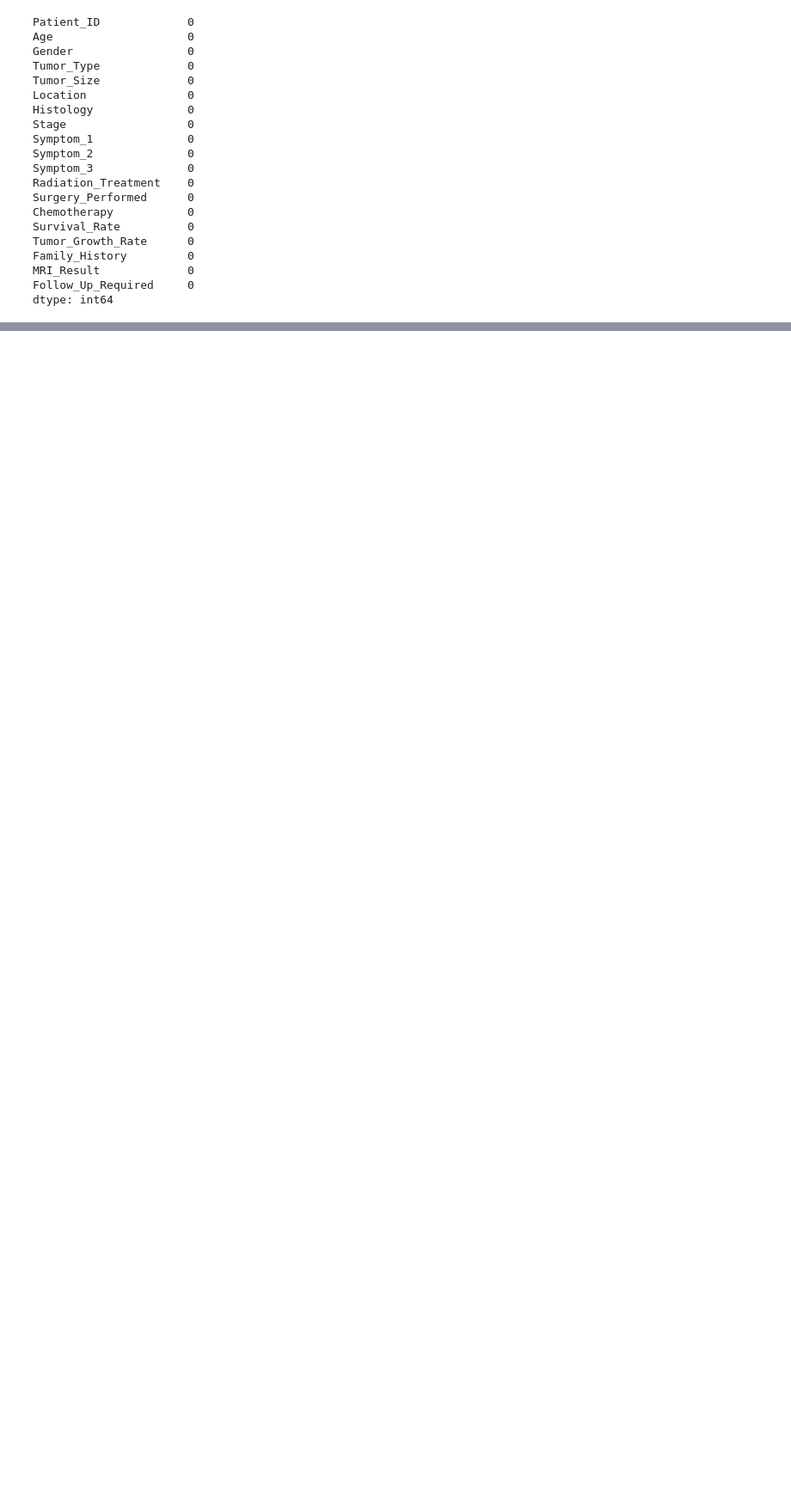
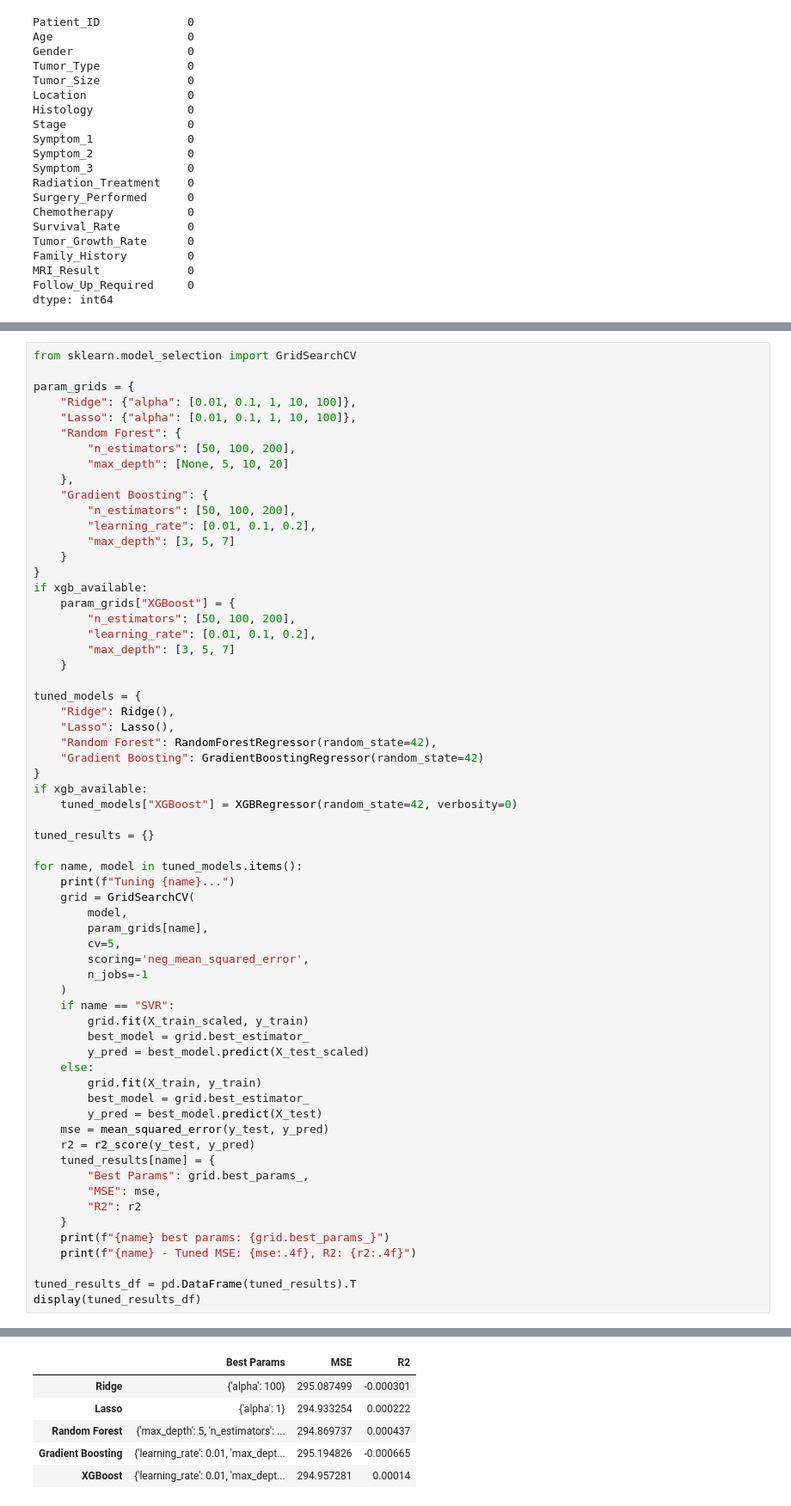
Before and after one commit to DhruvR-HWUD/DMML-Dubai-UG-Group-2, a Jupyter notebook: notebooks/Regression.ipynb, the cells around one changed output, grey strips where cells are left out. Shown: that part at 86% size. Saved outputs shown, nothing was run; the diff lists cells and outputs as text; blank space fills up the shorter version.

```diff
--- a/notebooks/Regression.ipynb
+++ b/notebooks/Regression.ipynb
@@ -66,0 +125,64 @@ dtype: int64
+# %%
+from sklearn.model_selection import GridSearchCV
+
+param_grids = {
+    "Ridge": {"alpha": [0.01, 0.1, 1, 10, 100]},
+    "Lasso": {"alpha": [0.01, 0.1, 1, 10, 100]},
+    "Random Forest": {
+        "n_estimators": [50, 100, 200],
+        "max_depth": [None, 5, 10, 20]
+    },
+    "Gradient Boosting": {
+        "n_estimators": [50, 100, 200],
+        "learning_rate": [0.01, 0.1, 0.2],
+        "max_depth": [3, 5, 7]
+    }
+}
+if xgb_available:
+    param_grids["XGBoost"] = {
+        "n_estimators": [50, 100, 200],
+        "learning_rate": [0.01, 0.1, 0.2],
+        "max_depth": [3, 5, 7]
+    }
+
+tuned_models = {
+    "Ridge": Ridge(),
+    "Lasso": Lasso(),
+    "Random Forest": RandomForestRegressor(random_state=42),
+    "Gradient Boosting": GradientBoostingRegressor(random_state=42)
+}
+if xgb_available:
+    tuned_models["XGBoost"] = XGBRegressor(random_state=42, verbosity=0)
+
+tuned_results = {}
+
+for name, model in tuned_models.items():
+    print(f"Tuning {name}...")
+    grid = GridSearchCV(
+        model,
+        param_grids[name],
+        cv=5,
+        scoring='neg_mean_squared_error',
+        n_jobs=-1
+    )
+    if name == "SVR":
+        grid.fit(X_train_scaled, y_train)
+        best_model = grid.best_estimator_
+        y_pred = best_model.predict(X_test_scaled)
+    else:
+        grid.fit(X_train, y_train)
+        best_model = grid.best_estimator_
+        y_pred = best_model.predict(X_test)
+    mse = mean_squared_error(y_test, y_pred)
+    r2 = r2_score(y_test, y_pred)
+    tuned_results[name] = {
+        "Best Params": grid.best_params_,
+        "MSE": mse,
+        "R2": r2
+    }
+    print(f"{name} best params: {grid.best_params_}")
+    print(f"{name} - Tuned MSE: {mse:.4f}, R2: {r2:.4f}")
+
+tuned_results_df = pd.DataFrame(tuned_results).T
+display(tuned_results_df)
+# %% [output]
@@ -66,0 +204,6 @@ dtype: int64
+|  | Best Params | MSE | R2 |
+| Ridge | {'alpha': 100} | 295.087499 | -0.000301 |
+| Lasso | {'alpha': 1} | 294.933254 | 0.000222 |
+| Random Forest | {'max_depth': 5, 'n_estimators': ... | 294.869737 | 0.000437 |
+| Gradient Boosting | {'learning_rate': 0.01, 'max_dept... | 295.194826 | -0.000665 |
+| XGBoost | {'learning_rate': 0.01, 'max_dept... | 294.957281 | 0.00014 |
```
Also changed, not shown: parts of 3 cells of this notebook, 2 other files.
